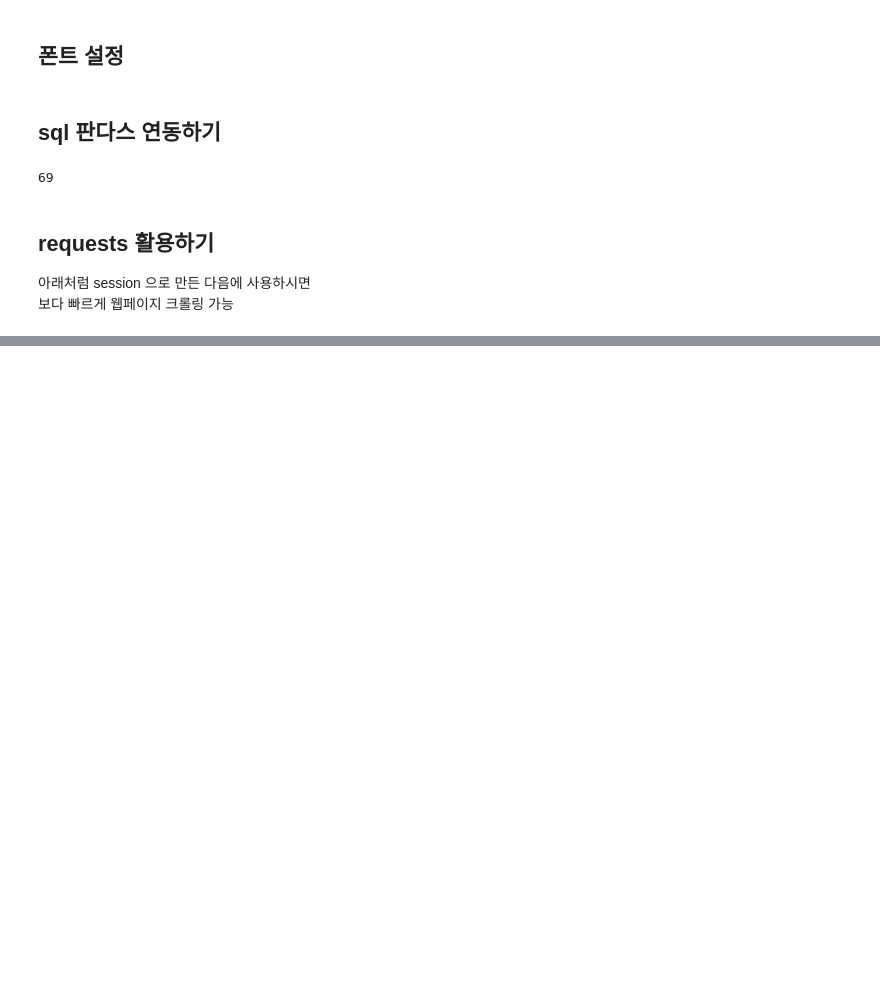
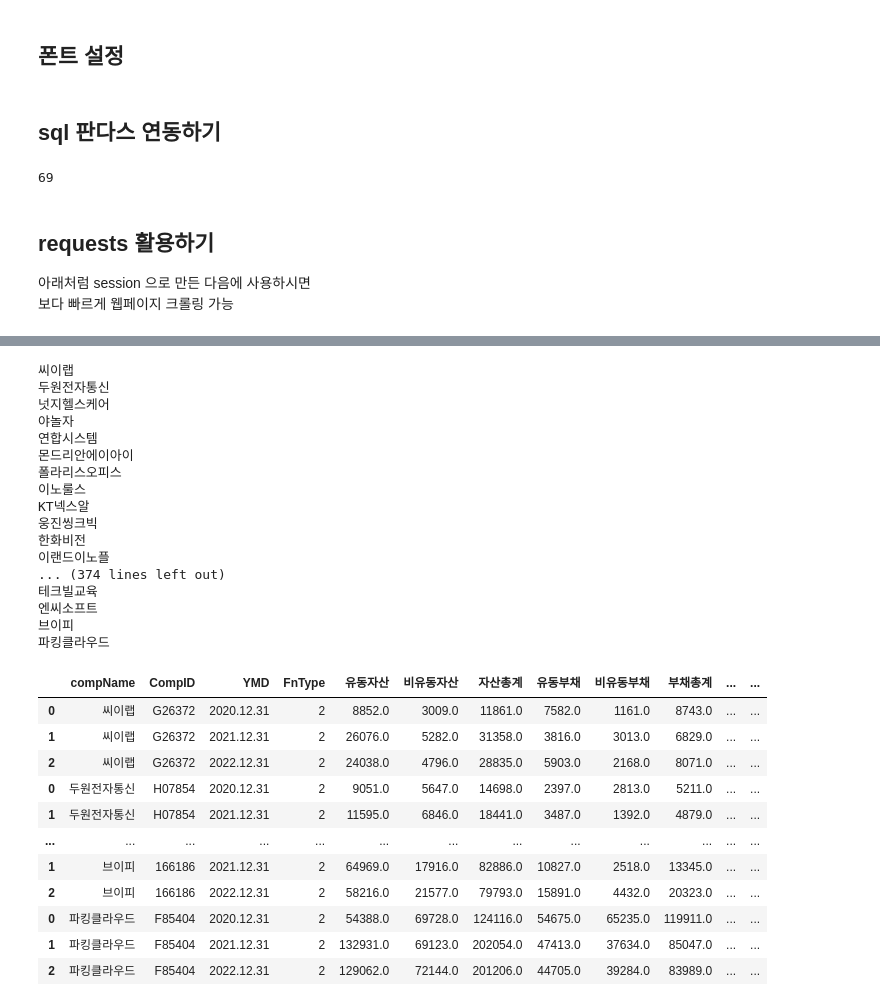
Before and after one commit to 5amriley/KDT_05_Crawling_Project, a Jupyter notebook: OYS/templates.ipynb, the cells around one changed output, grey strips where cells are left out. Saved outputs shown, nothing was run; the diff lists cells and outputs as text; code cells hidden in the pictures; blank space fills up the shorter version.

```diff
--- a/OYS/templates.ipynb
+++ b/OYS/templates.ipynb
@@ -88,0 +134,80 @@ mpl.rc('font', family='Malgun Gothic')
+# %%
+# import pickle
+#
+# with open('final_corp_jsonTXT_list.pickle', 'wb') as fw:
+#     pickle.dump(final_corp_jsonTXT_list, fw)
+#
+# with open('final_corp_jsonTXT_list.pickle', 'rb')as fr:
+#     final_corp_jsonTXT_list = pickle.load(fr)
+import gc
+gc.collect()
+
+empty_df = pd.DataFrame(columns=[])
+
+'''
+계정 목록 (더 있는데 뭐가 더 있는지 찾기 어려운 상태
+compID','YMD', 'FnType',"유동자산", "비유동자산", "자산총계", "유동부채", "비유동부채", "부채총계", "자본금", "자본총계", "매출액", "매출총이익", "영업이익", "영업외수익", "영업외비용", "법인세차감전이익", "법인세비용", "총당기순이익", "총자산증가율", "매출액자산증가율", "순이익증가율", "영업이익률", "ROE", "ROIC", "부채비율", "이자보상배수", "차입금의존도", "매출채권회전율", "재고자산회전율", "총자본회전율", '현금영업이익', '경상활동후의현금흐름', '투자활동후의현금흐름', 'compName'
+'''
+# empty_df=empty_df.astype('str')
+
+for filejson in final_corp_jsonTXT_list:
+
+    # filejson = final_corp_jsonTXT_list
+    filejson = json.loads(filejson)
+    print(filejson['compName'])
+    df = pd.json_normalize(filejson, record_path=['fnList', '2'], meta='compName')
+    df = df.astype('str')
+    df = df.apply(lambda x : x.str.replace(',',''), axis=1)
+    #
+    temp = df['compName']
+    del df['compName']
+    df.insert(0, 'compName', temp)
+    #
+    # temp2 = df['compName', 'CompID', 'YMD']
+    # del df['compName', 'CompID', 'YMD']
+
+    df[df.columns[3:]] = df[df.columns[3:]].apply(lambda x : pd.to_numeric(x, errors='coerce'))
+
+    empty_df = pd.concat([empty_df, df], axis=0)
+    # final_df = pd.concat([final_df, df], axis=0)
+    # empty_df = pd.concat([empty_df, temp_df], axis=0)
+
+
+final_df=empty_df
+final_df
+    # final = url_BASE + sublink
+    # print(final)
+    # resultdetail = session.get(final)
+    # soupdetail = BeautifulSoup(resultdetail.content,'lxml')
+    # print(soupdetail.select_one('title').get_text().strip())
+    # table = soupdetail.select('ul.list_fs.at4')
+# %% [output]
+씨이랩
+두원전자통신
+넛지헬스케어
+야놀자
+연합시스템
+몬드리안에이아이
+폴라리스오피스
+이노룰스
+KT넥스알
+웅진씽크빅
+한화비전
+이랜드이노플
+... (374 lines left out)
+테크빌교육
+엔씨소프트
+브이피
+파킹클라우드
+|  | compName | CompID | YMD | FnType | 유동자산 | 비유동자산 | 자산총계 | 유동부채 | 비유동부채 | 부채총계 | ... | ... |
+| 0 | 씨이랩 | G26372 | 2020.12.31 | 2 | 8852.0 | 3009.0 | 11861.0 | 7582.0 | 1161.0 | 8743.0 | ... | ... |
+| 1 | 씨이랩 | G26372 | 2021.12.31 | 2 | 26076.0 | 5282.0 | 31358.0 | 3816.0 | 3013.0 | 6829.0 | ... | ... |
+| 2 | 씨이랩 | G26372 | 2022.12.31 | 2 | 24038.0 | 4796.0 | 28835.0 | 5903.0 | 2168.0 | 8071.0 | ... | ... |
+| 0 | 두원전자통신 | H07854 | 2020.12.31 | 2 | 9051.0 | 5647.0 | 14698.0 | 2397.0 | 2813.0 | 5211.0 | ... | ... |
+| 1 | 두원전자통신 | H07854 | 2021.12.31 | 2 | 11595.0 | 6846.0 | 18441.0 | 3487.0 | 1392.0 | 4879.0 | ... | ... |
+| ... | ... | ... | ... | ... | ... | ... | ... | ... | ... | ... | ... | ... |
+| 1 | 브이피 | 166186 | 2021.12.31 | 2 | 64969.0 | 17916.0 | 82886.0 | 10827.0 | 2518.0 | 13345.0 | ... | ... |
+| 2 | 브이피 | 166186 | 2022.12.31 | 2 | 58216.0 | 21577.0 | 79793.0 | 15891.0 | 4432.0 | 20323.0 | ... | ... |
+| 0 | 파킹클라우드 | F85404 | 2020.12.31 | 2 | 54388.0 | 69728.0 | 124116.0 | 54675.0 | 65235.0 | 119911.0 | ... | ... |
+| 1 | 파킹클라우드 | F85404 | 2021.12.31 | 2 | 132931.0 | 69123.0 | 202054.0 | 47413.0 | 37634.0 | 85047.0 | ... | ... |
+| 2 | 파킹클라우드 | F85404 | 2022.12.31 | 2 | 129062.0 | 72144.0 | 201206.0 | 44705.0 | 39284.0 | 83989.0 | ... | ... |
```
Also changed, not shown: parts of 15 cells of this notebook, 1 other file.
